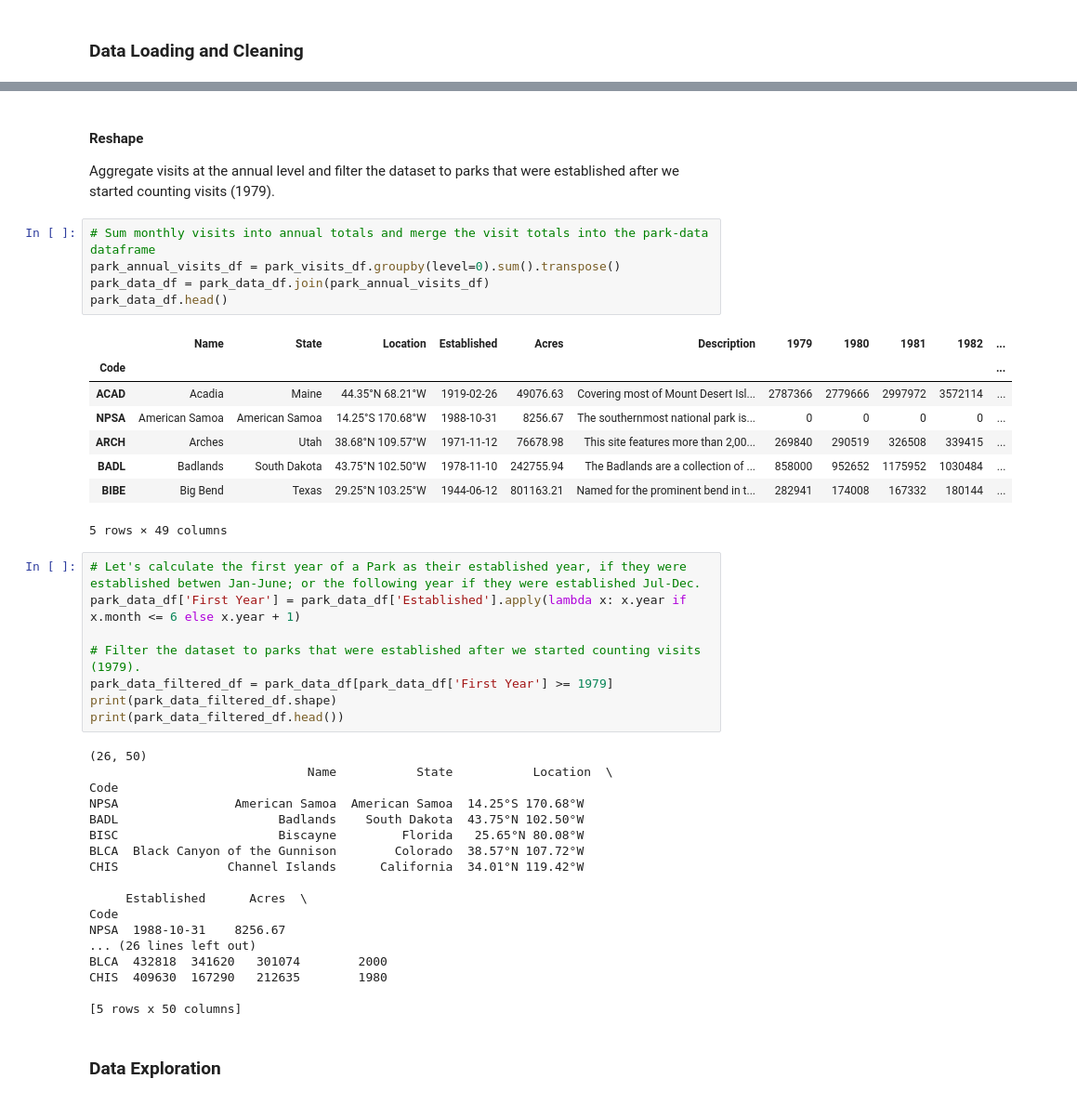
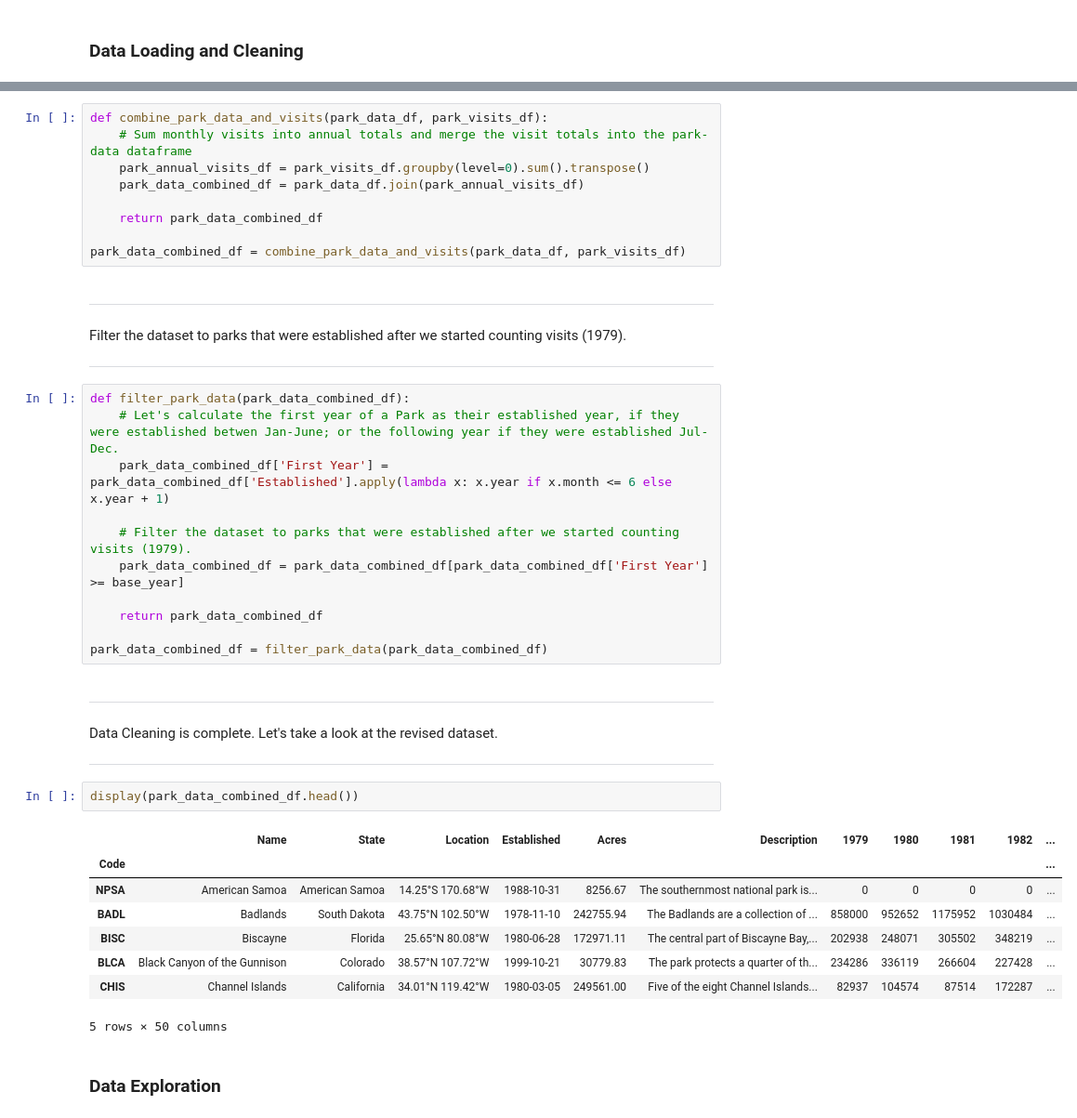
Before and after one commit to carl-schick-ds/national-parks, a Jupyter notebook: national_parks.ipynb, the cells around one changed output, grey strips where cells are left out. Shown at 93% size. Cells and saved outputs as stored; diff of their text form.

```diff
--- a/national_parks.ipynb
+++ b/national_parks.ipynb
@@ -138,45 +176,41 @@ memory usage: 3.4+ KB
+# %%
+def combine_park_data_and_visits(park_data_df, park_visits_df):
+    # Sum monthly visits into annual totals and merge the visit totals into the park-data dataframe
+    park_annual_visits_df = park_visits_df.groupby(level=0).sum().transpose()
+    park_data_combined_df = park_data_df.join(park_annual_visits_df)
+
+    return park_data_combined_df
+
+park_data_combined_df = combine_park_data_and_visits(park_data_df, park_visits_df)
 # %% [markdown]
-#### Reshape
-Aggregate visits at the annual level and filter the dataset to parks that were established after we started counting visits (1979).
+***
+Filter the dataset to parks that were established after we started counting visits (1979).
+***
-# %%
-# Sum monthly visits into annual totals and merge the visit totals into the park-data dataframe
-park_annual_visits_df = park_visits_df.groupby(level=0).sum().transpose()
-park_data_df = park_data_df.join(park_annual_visits_df)
-park_data_df.head()
-# %% [output]
-|  | Name | State | Location | Established | Acres | Description | 1979 | 1980 | 1981 | 1982 | ... |
-| Code |  |  |  |  |  |  |  |  |  |  | ... |
-| ACAD | Acadia | Maine | ﻿44.35°N 68.21°W | 1919-02-26 | 49076.63 | Covering most of Mount Desert Isl... | 2787366 | 2779666 | 2997972 | 3572114 | ... |
-| NPSA | American Samoa | American Samoa | ﻿14.25°S 170.68°W | 1988-10-31 | 8256.67 | The southernmost national park is... | 0 | 0 | 0 | 0 | ... |
-| ARCH | Arches | Utah | ﻿38.68°N 109.57°W | 1971-11-12 | 76678.98 | This site features more than 2,00... | 269840 | 290519 | 326508 | 339415 | ... |
-| BADL | Badlands | South Dakota | ﻿43.75°N 102.50°W | 1978-11-10 | 242755.94 | The Badlands are a collection of ... | 858000 | 952652 | 1175952 | 1030484 | ... |
-| BIBE | Big Bend | Texas | ﻿29.25°N 103.25°W | 1944-06-12 | 801163.21 | Named for the prominent bend in t... | 282941 | 174008 | 167332 | 180144 | ... |
-5 rows × 49 columns
 # %%
-# Let's calculate the first year of a Park as their established year, if they were established betwen Jan-June; or the following year if they were established Jul-Dec.
-park_data_df['First Year'] = park_data_df['Established'].apply(lambda x: x.year if x.month <= 6 else x.year + 1)
+def filter_park_data(park_data_combined_df):
+    # Let's calculate the first year of a Park as their established year, if they were established betwen Jan-June; or the following year if they were established Jul-Dec.
+    park_data_combined_df['First Year'] = park_data_combined_df['Established'].apply(lambda x: x.year if x.month <= 6 else x.year + 1)
 
-# Filter the dataset to parks that were established after we started counting visits (1979).
-park_data_filtered_df = park_data_df[park_data_df['First Year'] >= 1979]
-print(park_data_filtered_df.shape)
-print(park_data_filtered_df.head())
+    # Filter the dataset to parks that were established after we started counting visits (1979).
+    park_data_combined_df = park_data_combined_df[park_data_combined_df['First Year'] >= base_year]
+
+    return park_data_combined_df
+
+park_data_combined_df = filter_park_data(park_data_combined_df)
-# %% [output]
-(26, 50)
-                              Name           State           Location  \
-Code
-NPSA                American Samoa  American Samoa  ﻿14.25°S 170.68°W
-BADL                      Badlands    South Dakota  ﻿43.75°N 102.50°W
-BISC                      Biscayne         Florida   ﻿25.65°N 80.08°W
-BLCA  Black Canyon of the Gunnison        Colorado  ﻿38.57°N 107.72°W
-CHIS               Channel Islands      California  ﻿34.01°N 119.42°W
-
-     Established      Acres  \
-Code
-NPSA  1988-10-31    8256.67
-... (26 lines left out)
-BLCA  432818  341620   301074        2000
-CHIS  409630  167290   212635        1980
-
-[5 rows x 50 columns]
+# %% [markdown]
+***
+Data Cleaning is complete.  Let's take a look at the revised dataset.
+***
+# %%
+display(park_data_combined_df.head())
+# %% [output]
+|  | Name | State | Location | Established | Acres | Description | 1979 | 1980 | 1981 | 1982 | ... |
+| Code |  |  |  |  |  |  |  |  |  |  | ... |
+| NPSA | American Samoa | American Samoa | ﻿14.25°S 170.68°W | 1988-10-31 | 8256.67 | The southernmost national park is... | 0 | 0 | 0 | 0 | ... |
+| BADL | Badlands | South Dakota | ﻿43.75°N 102.50°W | 1978-11-10 | 242755.94 | The Badlands are a collection of ... | 858000 | 952652 | 1175952 | 1030484 | ... |
+| BISC | Biscayne | Florida | ﻿25.65°N 80.08°W | 1980-06-28 | 172971.11 | The central part of Biscayne Bay,... | 202938 | 248071 | 305502 | 348219 | ... |
+| BLCA | Black Canyon of the Gunnison | Colorado | ﻿38.57°N 107.72°W | 1999-10-21 | 30779.83 | The park protects a quarter of th... | 234286 | 336119 | 266604 | 227428 | ... |
+| CHIS | Channel Islands | California | ﻿34.01°N 119.42°W | 1980-03-05 | 249561.00 | Five of the eight Channel Islands... | 82937 | 104574 | 87514 | 172287 | ... |
+5 rows × 50 columns
 # %% [markdown]
 ### Data Exploration
```
Also changed, not shown: parts of 39 cells of this notebook.
